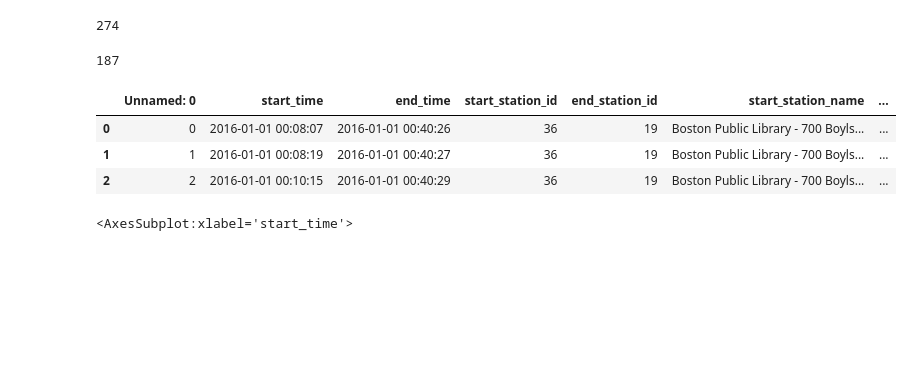
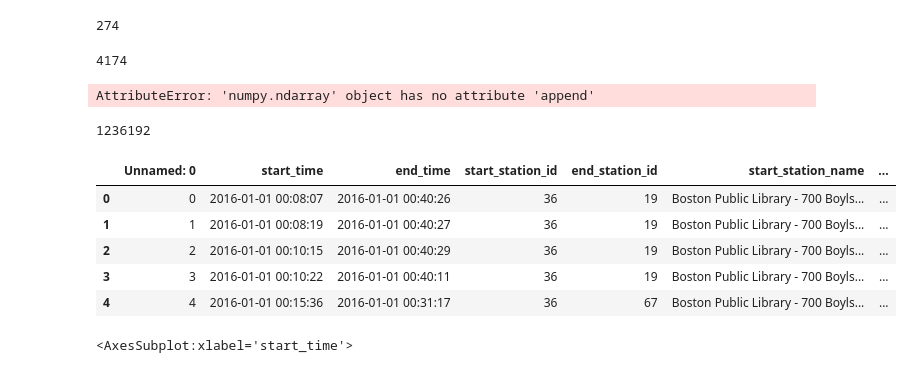
Before and after one commit to renefreitag/Data_Vipers, a Jupyter notebook: CBA/daniel_CBA.ipynb, the cells around one changed output. Cells and saved outputs as stored; diff of their text form; code cells hidden in the pictures; blank space fills up the shorter version.

Commit message:
Amounts per Station

```diff
--- a/CBA/daniel_CBA.ipynb
+++ b/CBA/daniel_CBA.ipynb
@@ -60,15 +64,26 @@ print(len(df["start_station_name"].unique()))
+# %%
+dingo = (df.where(lambda x: (x.start_station_id == 8.0), axis = 0))
+len(df) - dingo['start_station_id'].isnull().sum()
+# %% [output]
+4174
+# %%
+for i in StationID:
+# %% [output]
+AttributeError: 'numpy.ndarray' object has no attribute 'append'
 # %%
-print(len(df["start_station_id"].unique()))
+print(len(df["start_station_id"]))
 # %% [output]
-187
+1236192
 # %%
 pd.set_option('display.max_columns', None)
-df.head(3)
+df.head()
 # %% [output]
 |  | Unnamed: 0 | start_time | end_time | start_station_id | end_station_id | start_station_name | ... |
 | 0 | 0 | 2016-01-01 00:08:07 | 2016-01-01 00:40:26 | 36 | 19 | Boston Public Library - 700 Boyls... | ... |
 | 1 | 1 | 2016-01-01 00:08:19 | 2016-01-01 00:40:27 | 36 | 19 | Boston Public Library - 700 Boyls... | ... |
 | 2 | 2 | 2016-01-01 00:10:15 | 2016-01-01 00:40:29 | 36 | 19 | Boston Public Library - 700 Boyls... | ... |
+| 3 | 3 | 2016-01-01 00:10:22 | 2016-01-01 00:40:11 | 36 | 19 | Boston Public Library - 700 Boyls... | ... |
+| 4 | 4 | 2016-01-01 00:15:36 | 2016-01-01 00:31:17 | 36 | 67 | Boston Public Library - 700 Boyls... | ... |
 # %%
 #Daten von BlueBikes
 
```
Also changed, not shown: parts of 5 cells of this notebook, 2 other files.
